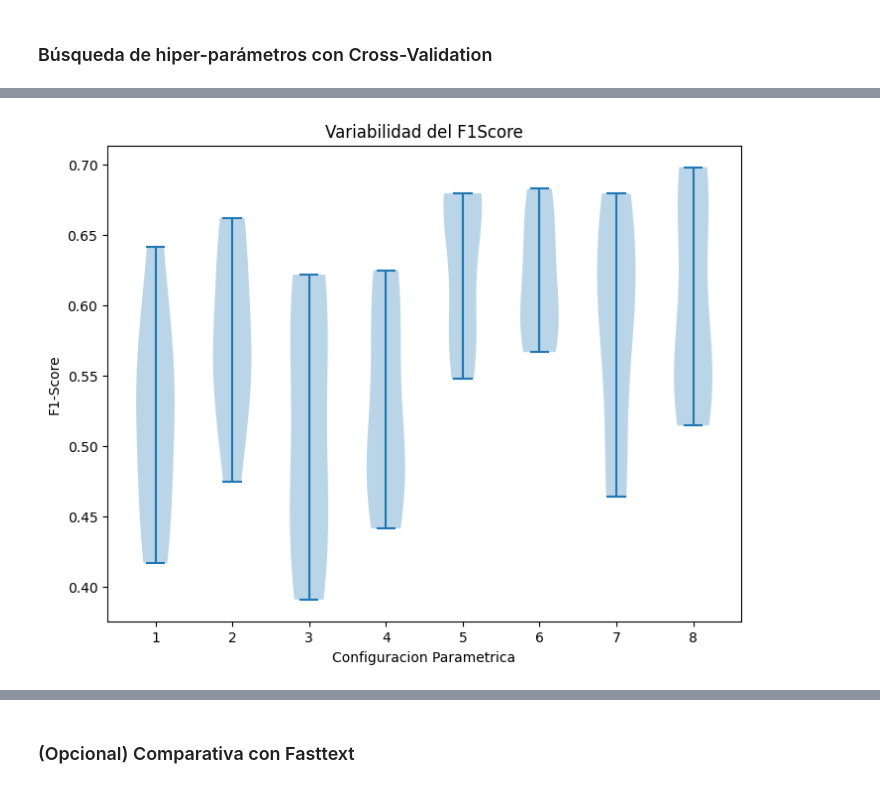
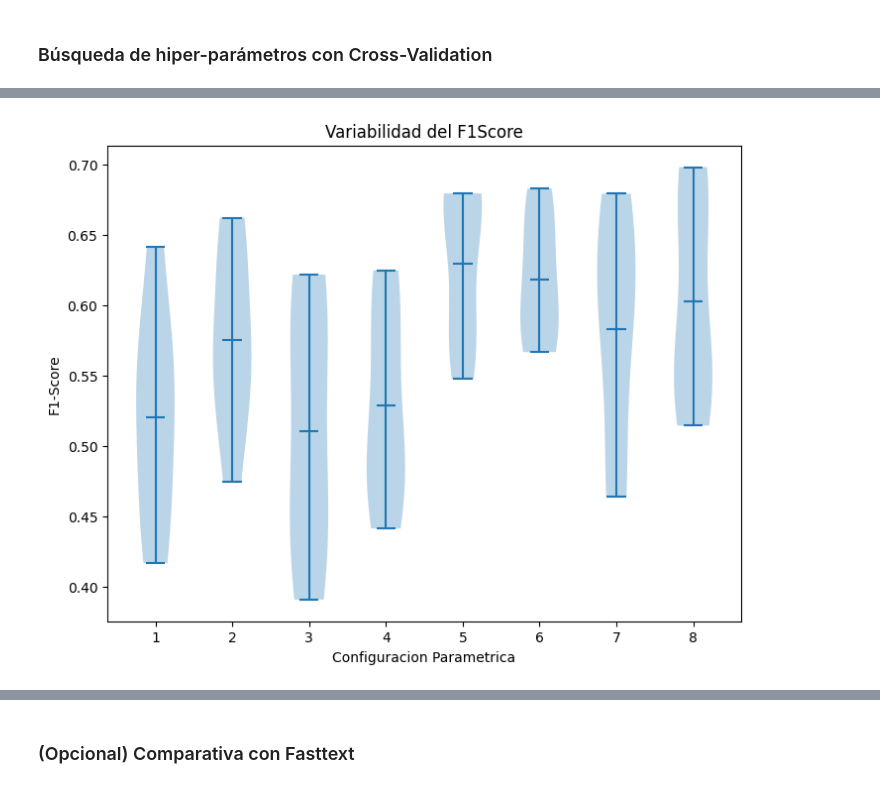
Before and after one commit to lupish/introcd_grupo_17, a Jupyter notebook: Tarea_2/shakespeare_tarea_2.ipynb, the cells around one changed output, grey strips where cells are left out. Saved outputs shown, nothing was run; the diff lists cells and outputs as text; code cells hidden in the pictures.

```diff
--- a/Tarea_2/shakespeare_tarea_2.ipynb
+++ b/Tarea_2/shakespeare_tarea_2.ipynb
@@ -713,32 +709,32 @@ Varianza de metricas:
 # %%
 np.random.seed(10)
 collectn_1 = np.random.normal(100, 10, 200)
 collectn_2 = np.random.normal(80, 30, 200)
 collectn_3 = np.random.normal(90, 20, 200)
 collectn_4 = np.random.normal(70, 25, 200)
 
 ## combine these different collections into a list
 data_to_plot = [df_reporte[df_reporte.Configuracion ==1].F1Score,
                 df_reporte[df_reporte.Configuracion ==2].F1Score,
                 df_reporte[df_reporte.Configuracion ==3].F1Score,
                 df_reporte[df_reporte.Configuracion ==4].F1Score,
                 df_reporte[df_reporte.Configuracion ==5].F1Score,
                 df_reporte[df_reporte.Configuracion ==6].F1Score,
                 df_reporte[df_reporte.Configuracion ==7].F1Score,
                 df_reporte[df_reporte.Configuracion ==8].F1Score,]
 
 # Create a figure instance
 fig = plt.figure()
 
 # Create an axes instance
 ax = fig.add_axes([0,0,1,1])
 
 # Create the boxplot
-bp = ax.violinplot(data_to_plot)
+bp = ax.violinplot(data_to_plot,showmeans=True, )
 plt.title("Variabilidad del F1Score")
 plt.xlabel('Configuracion Parametrica')
 plt.ylabel('F1-Score')
 
 plt.show()
 # %% [output]
-[figure, old version]
+[figure, new version]
```
Also changed, not shown: parts of 10 cells of this notebook.
